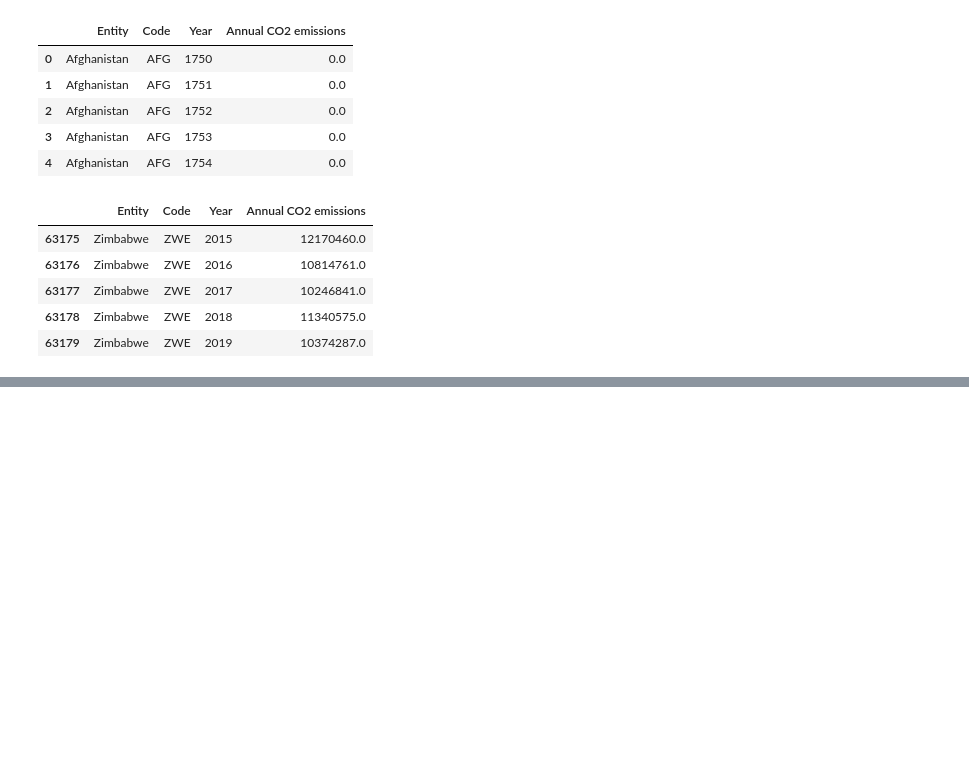
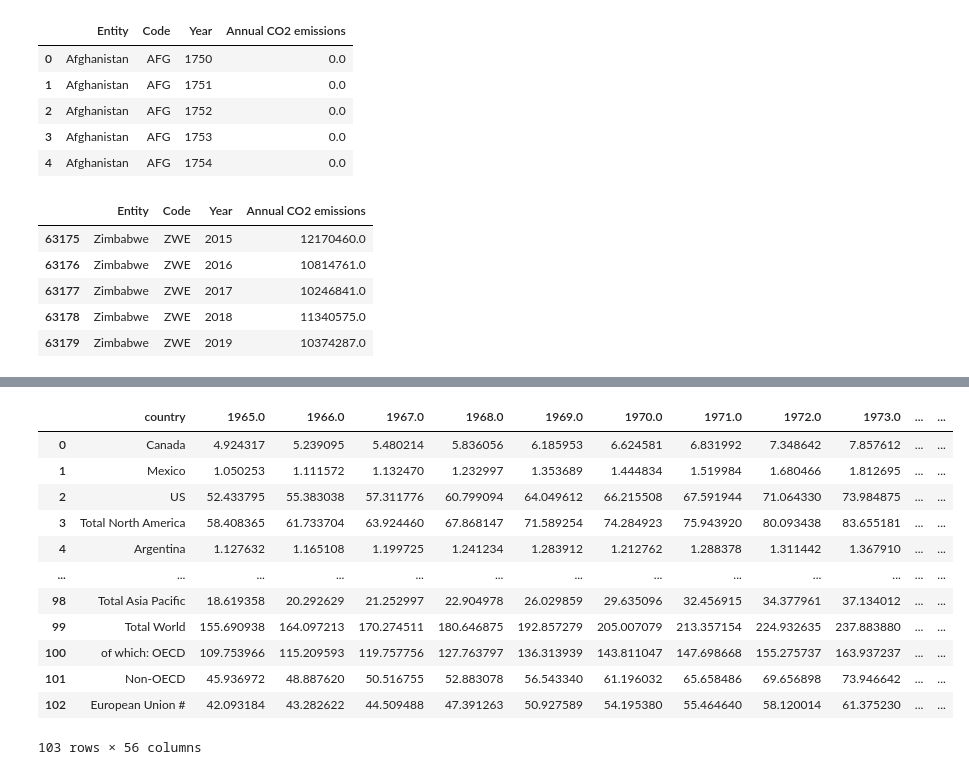
Before and after one commit to yuyhong23/One-Hot_Future, a Jupyter notebook: data_cleaning.ipynb, the cells around one changed output, grey strips where cells are left out. Drawn from its saved outputs; the diff is of its cells as text; code cells hidden in the pictures; blank space fills up the shorter version.

```diff
--- a/data_cleaning.ipynb
+++ b/data_cleaning.ipynb
@@ -143,0 +322,19 @@ display(ghg_df.tail(5))
+# %%
+# Remove unneeded rows
+bp_ec_all_cleaned = bp_ec_cleaned.drop([0, 104, 105, 106, 107, 108, 109, 110])
+bp_ec_all_cleaned = bp_ec_all_cleaned.reset_index(drop=True)
+bp_ec_all_cleaned
+# %% [output]
+|  | country | 1965.0 | 1966.0 | 1967.0 | 1968.0 | 1969.0 | 1970.0 | 1971.0 | 1972.0 | 1973.0 | ... | ... |
+| 0 | Canada | 4.924317 | 5.239095 | 5.480214 | 5.836056 | 6.185953 | 6.624581 | 6.831992 | 7.348642 | 7.857612 | ... | ... |
+| 1 | Mexico | 1.050253 | 1.111572 | 1.132470 | 1.232997 | 1.353689 | 1.444834 | 1.519984 | 1.680466 | 1.812695 | ... | ... |
+| 2 | US | 52.433795 | 55.383038 | 57.311776 | 60.799094 | 64.049612 | 66.215508 | 67.591944 | 71.064330 | 73.984875 | ... | ... |
+| 3 | Total North America | 58.408365 | 61.733704 | 63.924460 | 67.868147 | 71.589254 | 74.284923 | 75.943920 | 80.093438 | 83.655181 | ... | ... |
+| 4 | Argentina | 1.127632 | 1.165108 | 1.199725 | 1.241234 | 1.283912 | 1.212762 | 1.288378 | 1.311442 | 1.367910 | ... | ... |
+| ... | ... | ... | ... | ... | ... | ... | ... | ... | ... | ... | ... | ... |
+| 98 | Total Asia Pacific | 18.619358 | 20.292629 | 21.252997 | 22.904978 | 26.029859 | 29.635096 | 32.456915 | 34.377961 | 37.134012 | ... | ... |
+| 99 | Total World | 155.690938 | 164.097213 | 170.274511 | 180.646875 | 192.857279 | 205.007079 | 213.357154 | 224.932635 | 237.883880 | ... | ... |
+| 100 | of which: OECD | 109.753966 | 115.209593 | 119.757756 | 127.763797 | 136.313939 | 143.811047 | 147.698668 | 155.275737 | 163.937237 | ... | ... |
+| 101 | Non-OECD | 45.936972 | 48.887620 | 50.516755 | 52.883078 | 56.543340 | 61.196032 | 65.658486 | 69.656898 | 73.946642 | ... | ... |
+| 102 | European Union # | 42.093184 | 43.282622 | 44.509488 | 47.391263 | 50.927589 | 54.195380 | 55.464640 | 58.120014 | 61.375230 | ... | ... |
+103 rows × 56 columns
```
Also changed, not shown: parts of 8 cells of this notebook, 1 other file.
